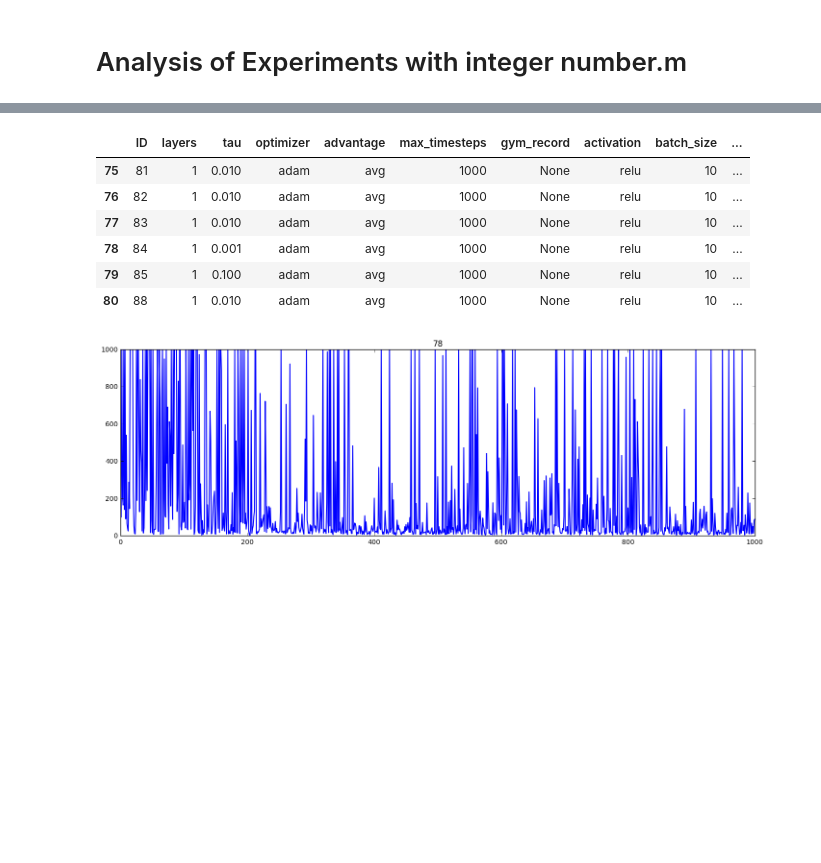
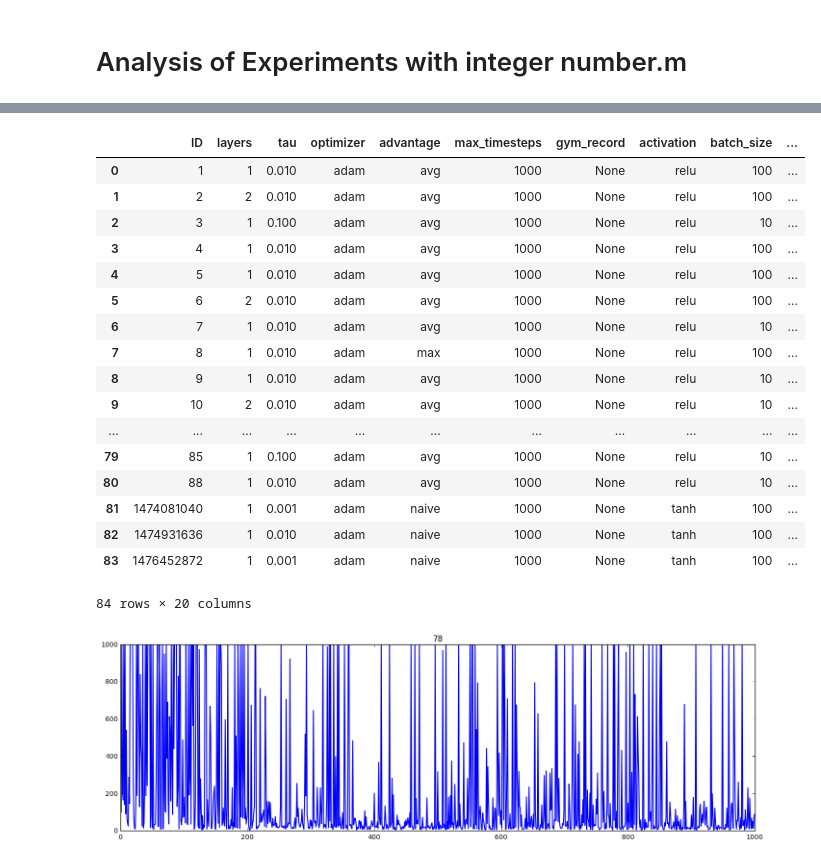
Before and after one commit to aqeel13932/APES_PT, a Jupyter notebook: output_old/Analysis_Int_squence_experiements.ipynb, the cells around one changed output, grey strips where cells are left out. Cells and saved outputs as stored; diff of their text form; code cells hidden in the pictures; blank space fills up the shorter version.

```diff
--- a/output/Analysis_Int_squence_experiements.ipynb
+++ b/output_old/Analysis_Int_squence_experiements.ipynb
@@ -15,21 +12,32 @@ The snakeviz extension is already loaded. To reload it, use:
 # %%
 experiements = pd.read_csv('Final.csv')
 #experiements[experiements['ID'] in [7,8]]
 #experiements.query('ID in []')
 #experiements.query('ID in [3,43,15,48]')
 #experiements.query('ID in [3,7,13,15,27,31,43,48,51,52,56]')
 #experiements.tau.unique()
 #experiements.query('ID in [7]')
-experiements.query('ID in [81,82,83,84,85,88]')
-#experiements
+#experiements.query('ID in [81,82,83,84,85,88]')
+experiements
 # %% [output]
 |  | ID | layers | tau | optimizer | advantage | max_timesteps | gym_record | activation | batch_size | ... |
-| 75 | 81 | 1 | 0.010 | adam | avg | 1000 | None | relu | 10 | ... |
-| 76 | 82 | 1 | 0.010 | adam | avg | 1000 | None | relu | 10 | ... |
-| 77 | 83 | 1 | 0.010 | adam | avg | 1000 | None | relu | 10 | ... |
-| 78 | 84 | 1 | 0.001 | adam | avg | 1000 | None | relu | 10 | ... |
+| 0 | 1 | 1 | 0.010 | adam | avg | 1000 | None | relu | 100 | ... |
+| 1 | 2 | 2 | 0.010 | adam | avg | 1000 | None | relu | 100 | ... |
+| 2 | 3 | 1 | 0.100 | adam | avg | 1000 | None | relu | 10 | ... |
+| 3 | 4 | 1 | 0.010 | adam | avg | 1000 | None | relu | 100 | ... |
+| 4 | 5 | 1 | 0.010 | adam | avg | 1000 | None | relu | 100 | ... |
+| 5 | 6 | 2 | 0.010 | adam | avg | 1000 | None | relu | 100 | ... |
+| 6 | 7 | 1 | 0.010 | adam | avg | 1000 | None | relu | 10 | ... |
+| 7 | 8 | 1 | 0.010 | adam | max | 1000 | None | relu | 100 | ... |
+| 8 | 9 | 1 | 0.010 | adam | avg | 1000 | None | relu | 10 | ... |
+| 9 | 10 | 2 | 0.010 | adam | avg | 1000 | None | relu | 10 | ... |
+| ... | ... | ... | ... | ... | ... | ... | ... | ... | ... | ... |
 | 79 | 85 | 1 | 0.100 | adam | avg | 1000 | None | relu | 10 | ... |
 | 80 | 88 | 1 | 0.010 | adam | avg | 1000 | None | relu | 10 | ... |
+| 81 | 1474081040 | 1 | 0.001 | adam | naive | 1000 | None | tanh | 100 | ... |
+| 82 | 1474931636 | 1 | 0.010 | adam | naive | 1000 | None | tanh | 100 | ... |
+| 83 | 1476452872 | 1 | 0.001 | adam | naive | 1000 | None | tanh | 100 | ... |
+84 rows × 20 columns
 # %%
 plt.figure(figsize=(17,5))
 PlotStepsVsEpisodes(78,None,WithRandomWalk=False,withaxis=False,standalone=True)
```
Also changed, not shown: parts of 1 cell of this notebook, 18 other files.
